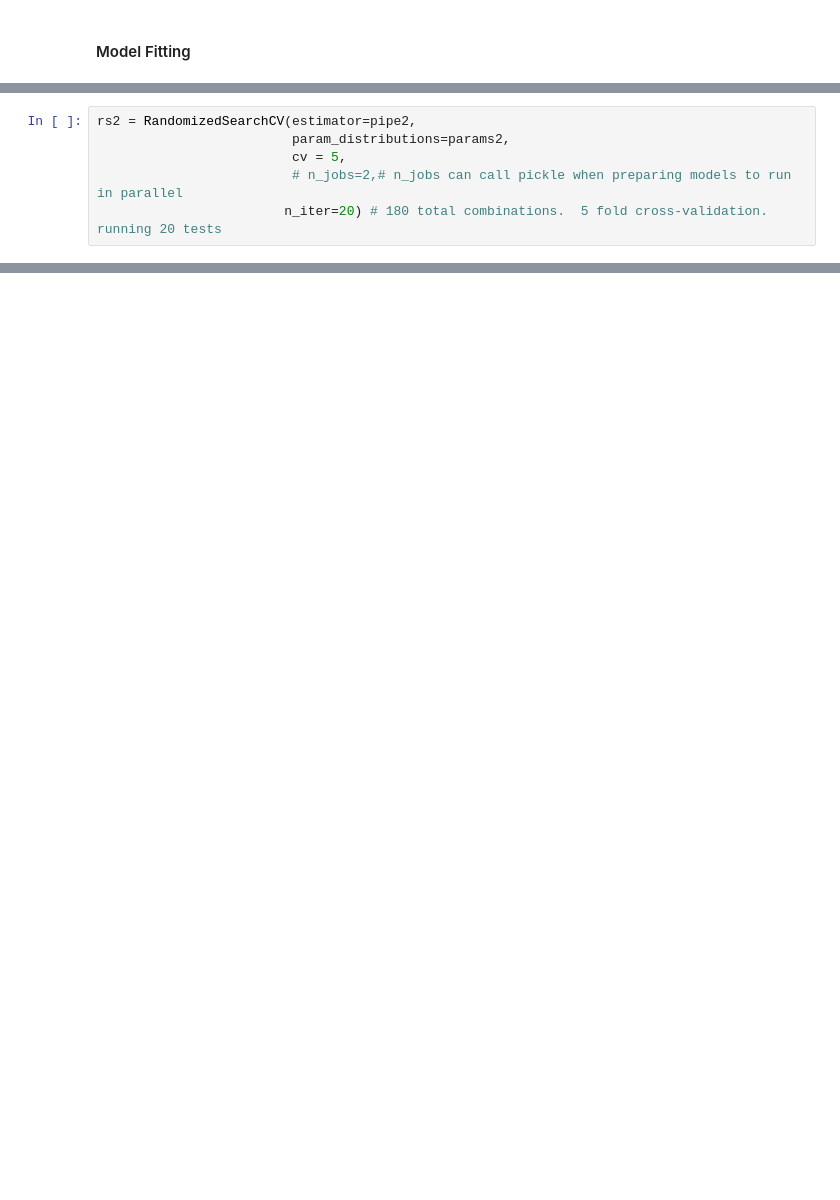
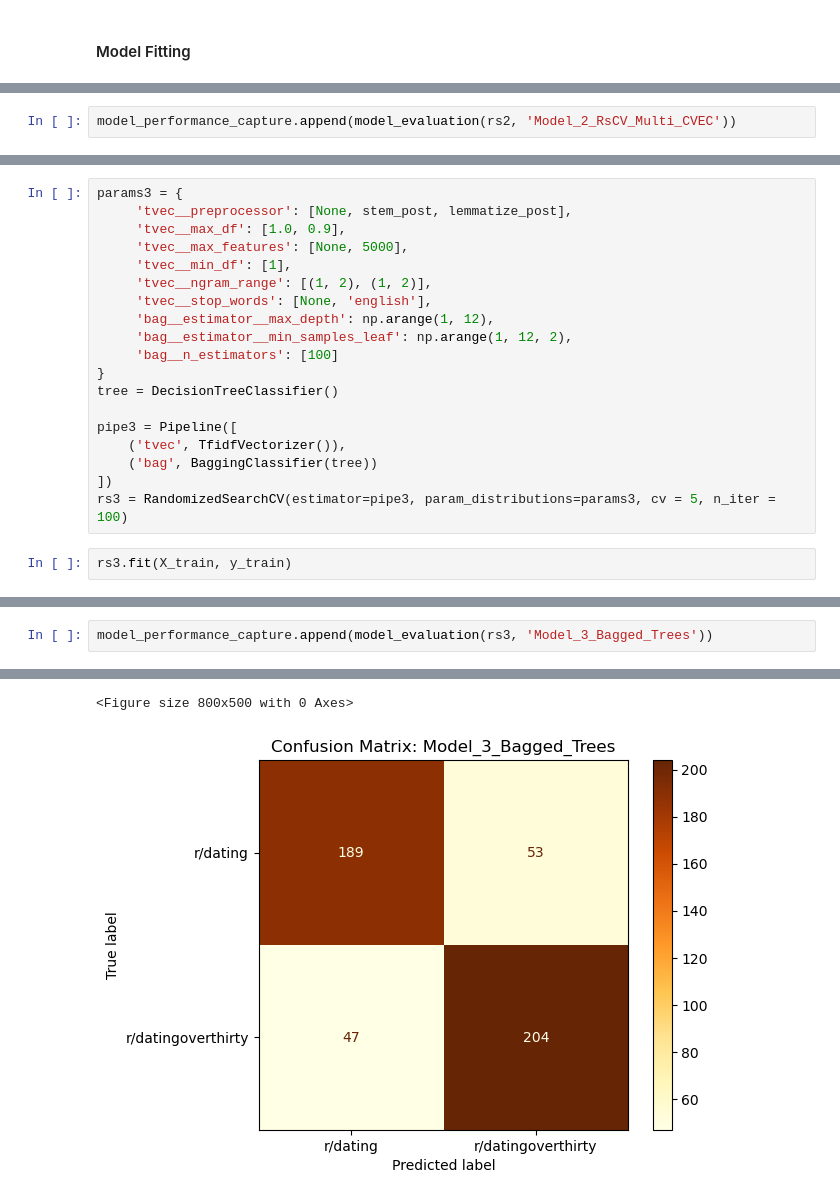
Before and after one commit to bobadams1/reddit_classifier, a Jupyter notebook: code/Modeling_3.ipynb, the cells around one changed output, grey strips where cells are left out. Saved outputs shown, nothing was run; the diff lists cells and outputs as text; blank space fills up the shorter version.

```diff
--- a/code/Modeling_3.ipynb
+++ b/code/Modeling_3.ipynb
@@ -419,6 +400,0 @@ InvalidParameterError: The 'estimators' parameter of VotingClassifier must be an
-# %%
-rs2 = RandomizedSearchCV(estimator=pipe2,
-                         param_distributions=params2,
-                         cv = 5,
-                         # n_jobs=2,# n_jobs can call pickle when preparing models to run in parallel
-                        n_iter=20) # 180 total combinations.  5 fold cross-validation.  running 20 tests
@@ -451,0 +401,2 @@ rs2.best_params_
+# %%
+model_performance_capture.append(model_evaluation(rs2, 'Model_2_RsCV_Multi_CVEC'))
@@ -451,0 +407,21 @@ rs2.best_params_
+# %%
+params3 = {
+     'tvec__preprocessor': [None, stem_post, lemmatize_post],
+     'tvec__max_df': [1.0, 0.9],
+     'tvec__max_features': [None, 5000],
+     'tvec__min_df': [1],
+     'tvec__ngram_range': [(1, 2), (1, 2)],
+     'tvec__stop_words': [None, 'english'],
+     'bag__estimator__max_depth': np.arange(1, 12),
+     'bag__estimator__min_samples_leaf': np.arange(1, 12, 2),
+     'bag__n_estimators': [100]
+}
+tree = DecisionTreeClassifier()
+
+pipe3 = Pipeline([
+    ('tvec', TfidfVectorizer()),
+    ('bag', BaggingClassifier(tree))
+])
+rs3 = RandomizedSearchCV(estimator=pipe3, param_distributions=params3, cv = 5, n_iter = 100)
+# %%
+rs3.fit(X_train, y_train)
@@ -451,0 +445,3 @@ rs2.best_params_
+# %%
+model_performance_capture.append(model_evaluation(rs3, 'Model_3_Bagged_Trees'))
+# %% [output]
@@ -451,0 +468,2 @@ rs2.best_params_
+<Figure size 800x500 with 0 Axes>
+[figure, added]
```
Also changed, not shown: parts of 34 cells of this notebook, 5 other files.
